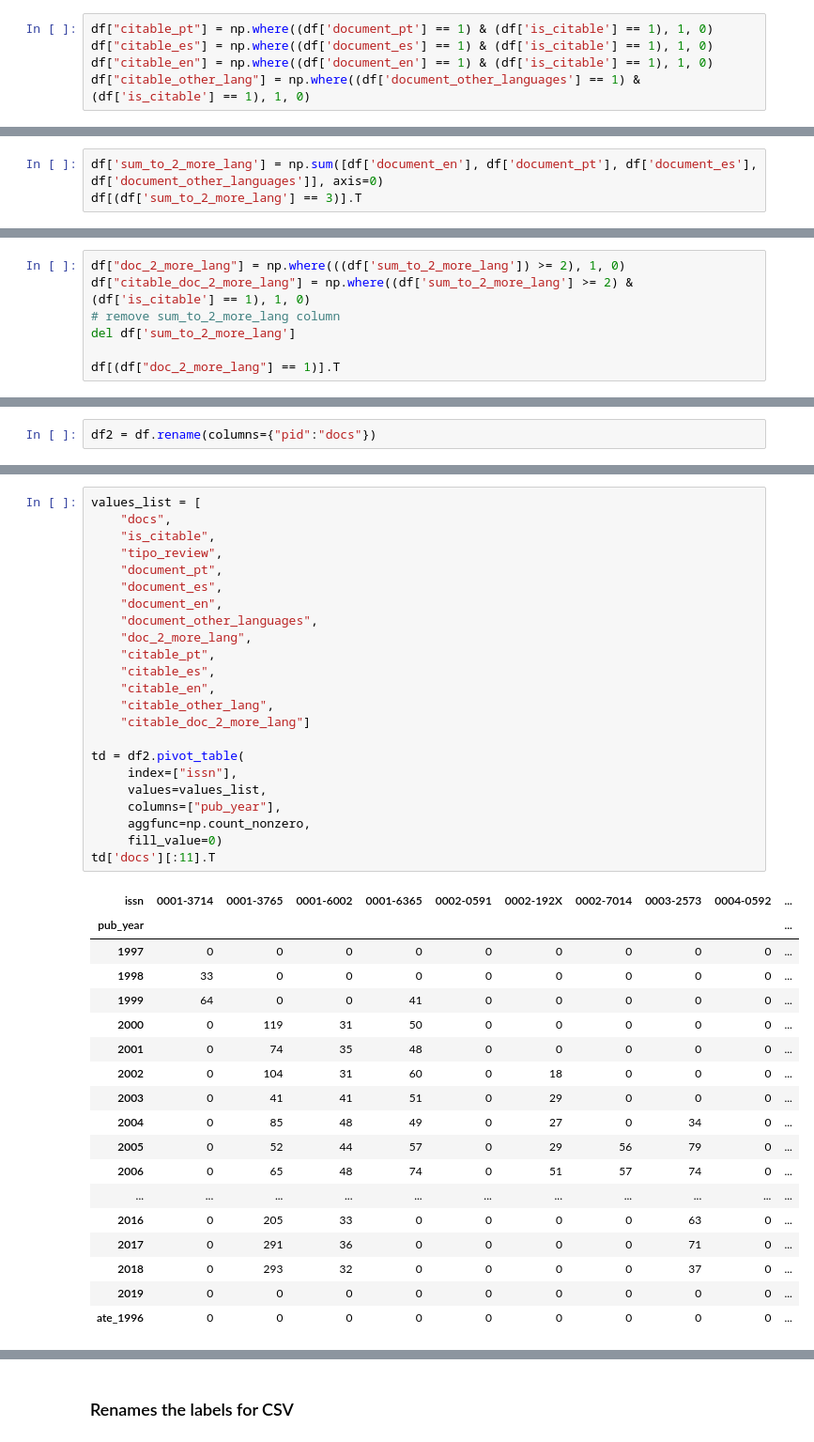
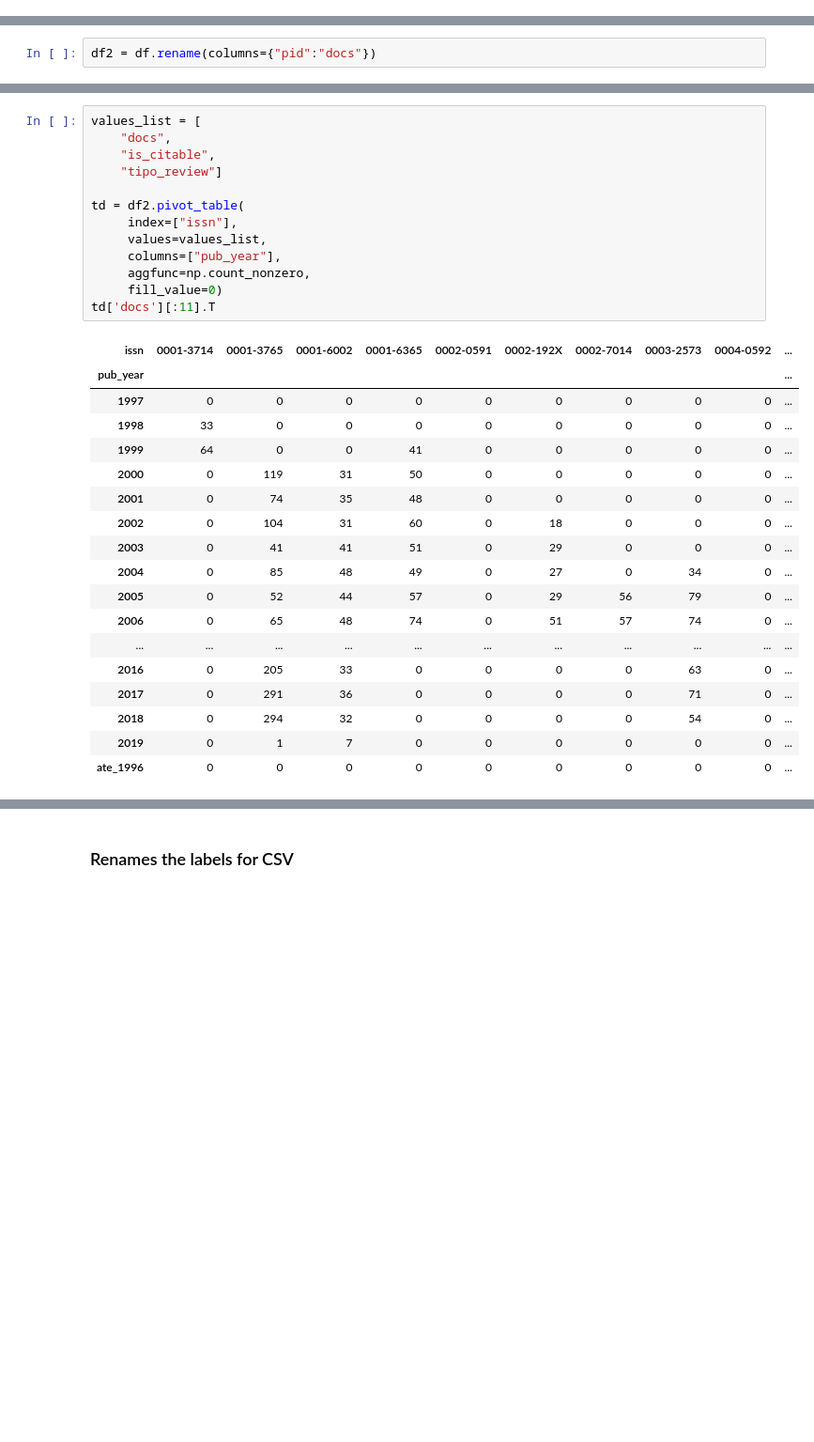
Before and after one commit to DalavanCloud/jcatalog, a Jupyter notebook: jcatalog/extractors/scielo/td_documents_dates.ipynb, the cells around one changed output, grey strips where cells are left out. Shown at 94% size. Saved outputs shown, nothing was run; the diff lists cells and outputs as text; blank space fills up the shorter version.

```diff
--- a/jcatalog/extractors/scielo/td_documents_dates.ipynb
+++ b/jcatalog/extractors/scielo/td_documents_dates.ipynb
@@ -145,5 +142,0 @@ df["tipo_review"] = np.where(df['type'] == "review-article", 1, 0)
-# %%
-df["citable_pt"] = np.where((df['document_pt'] == 1) & (df['is_citable'] == 1), 1, 0)
-df["citable_es"] = np.where((df['document_es'] == 1) & (df['is_citable'] == 1), 1, 0)
-df["citable_en"] = np.where((df['document_en'] == 1) & (df['is_citable'] == 1), 1, 0)
-df["citable_other_lang"] = np.where((df['document_other_languages'] == 1) & (df['is_citable'] == 1), 1, 0)
@@ -152,3 +142,0 @@ KeyError: 'document_pt'
-# %%
-df['sum_to_2_more_lang'] = np.sum([df['document_en'], df['document_pt'], df['document_es'], df['document_other_languages']], axis=0)
-df[(df['sum_to_2_more_lang'] == 3)].T
@@ -176,7 +142,0 @@ df[(df['sum_to_2_more_lang'] == 3)].T
-# %%
-df["doc_2_more_lang"] = np.where(((df['sum_to_2_more_lang']) >= 2), 1, 0)
-df["citable_doc_2_more_lang"] = np.where((df['sum_to_2_more_lang'] >= 2) & (df['is_citable'] == 1), 1, 0)
-# remove sum_to_2_more_lang column
-del df['sum_to_2_more_lang']
-
-df[(df["doc_2_more_lang"] == 1)].T
@@ -212,44 +151,34 @@ Index(['issn', 'title', 'docs', 'type', 'languages', 'is_citable', 'year',
 # %%
 values_list = [
     "docs",
     "is_citable",
-    "tipo_review",
-    "document_pt",
-    "document_es",
-    "document_en",
-    "document_other_languages",
-    "doc_2_more_lang",
-    "citable_pt",
-    "citable_es",
-    "citable_en",
-    "citable_other_lang",
-    "citable_doc_2_more_lang"]
+    "tipo_review"]
 
 td = df2.pivot_table(
      index=["issn"],
      values=values_list,
      columns=["pub_year"],
      aggfunc=np.count_nonzero,
      fill_value=0)
 td['docs'][:11].T
 # %% [output]
 | issn | 0001-3714 | 0001-3765 | 0001-6002 | 0001-6365 | 0002-0591 | 0002-192X | 0002-7014 | 0003-2573 | 0004-0592 | ... |
 | pub_year |  |  |  |  |  |  |  |  |  | ... |
 | 1997 | 0 | 0 | 0 | 0 | 0 | 0 | 0 | 0 | 0 | ... |
 | 1998 | 33 | 0 | 0 | 0 | 0 | 0 | 0 | 0 | 0 | ... |
 | 1999 | 64 | 0 | 0 | 41 | 0 | 0 | 0 | 0 | 0 | ... |
 | 2000 | 0 | 119 | 31 | 50 | 0 | 0 | 0 | 0 | 0 | ... |
 | 2001 | 0 | 74 | 35 | 48 | 0 | 0 | 0 | 0 | 0 | ... |
 | 2002 | 0 | 104 | 31 | 60 | 0 | 18 | 0 | 0 | 0 | ... |
 | 2003 | 0 | 41 | 41 | 51 | 0 | 29 | 0 | 0 | 0 | ... |
 | 2004 | 0 | 85 | 48 | 49 | 0 | 27 | 0 | 34 | 0 | ... |
 | 2005 | 0 | 52 | 44 | 57 | 0 | 29 | 56 | 79 | 0 | ... |
 | 2006 | 0 | 65 | 48 | 74 | 0 | 51 | 57 | 74 | 0 | ... |
 | ... | ... | ... | ... | ... | ... | ... | ... | ... | ... | ... |
 | 2016 | 0 | 205 | 33 | 0 | 0 | 0 | 0 | 63 | 0 | ... |
 | 2017 | 0 | 291 | 36 | 0 | 0 | 0 | 0 | 71 | 0 | ... |
-| 2018 | 0 | 293 | 32 | 0 | 0 | 0 | 0 | 37 | 0 | ... |
-| 2019 | 0 | 0 | 0 | 0 | 0 | 0 | 0 | 0 | 0 | ... |
+| 2018 | 0 | 294 | 32 | 0 | 0 | 0 | 0 | 54 | 0 | ... |
+| 2019 | 0 | 1 | 7 | 0 | 0 | 0 | 0 | 0 | 0 | ... |
 | ate_1996 | 0 | 0 | 0 | 0 | 0 | 0 | 0 | 0 | 0 | ... |
 # %%
 td.columns.levels
```
Also changed, not shown: parts of 15 cells of this notebook.
